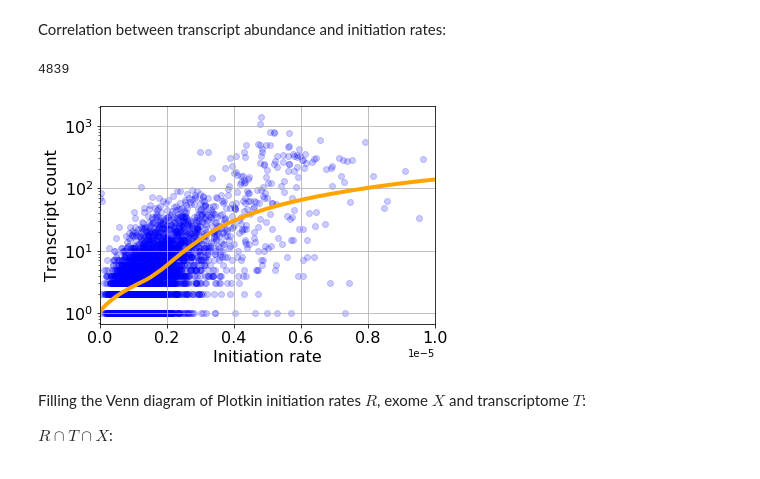
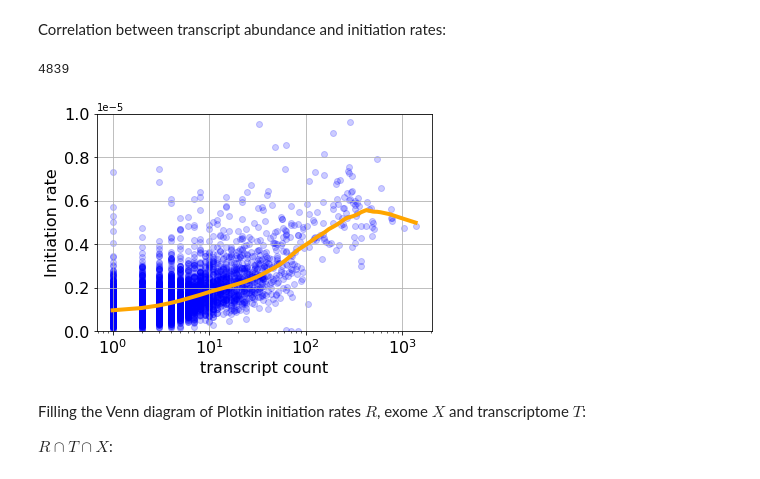
Before and after one commit to gittenberg/TRSL, a Jupyter notebook: workbooks/analyses/02 TRSL_data_analysis.ipynb, the cells around one changed output. Saved outputs shown, nothing was run; the diff lists cells and outputs as text; code cells hidden in the pictures.

Commit message:
Scatter plot transcript count vs. initiation rate

```diff
--- a/workbooks/analyses/02 TRSL_data_analysis.ipynb
+++ b/workbooks/analyses/02 TRSL_data_analysis.ipynb
@@ -199,15 +199,15 @@ def scatter_dicts(dict1, dict2, xaxislabel=None, yaxislabel=None, fontsize=None,
 
     plt.plot(new_xs, ylowess, 'orange', linewidth=4)
 
-    plt.ticklabel_format(style='sci', axis='x', scilimits=(0,0))
+    plt.ticklabel_format(style='sci', axis='y', scilimits=(0,0))
 
     plt.show()
 # %%
-scatter_dicts(plotkin_ips, transcriptome_used, xaxislabel='Initiation rate', yaxislabel='Transcript count',
-              fontsize=16, alpha=0.2, xlog=False, ylog=True, xmax=0.00001, ymax=False)
+scatter_dicts(transcriptome_used, plotkin_ips, xaxislabel='transcript count', yaxislabel='Initiation rate',
+              fontsize=16, alpha=0.2, xlog=True, ylog=False, xmax=False, ymax=0.00001)
 # %% [output]
 4839
-[figure, old version]
+[figure, new version]
 # %% [markdown]
 Filling the Venn diagram of Plotkin initiation rates $R$, exome $X$ and transcriptome $T$:
 
```
